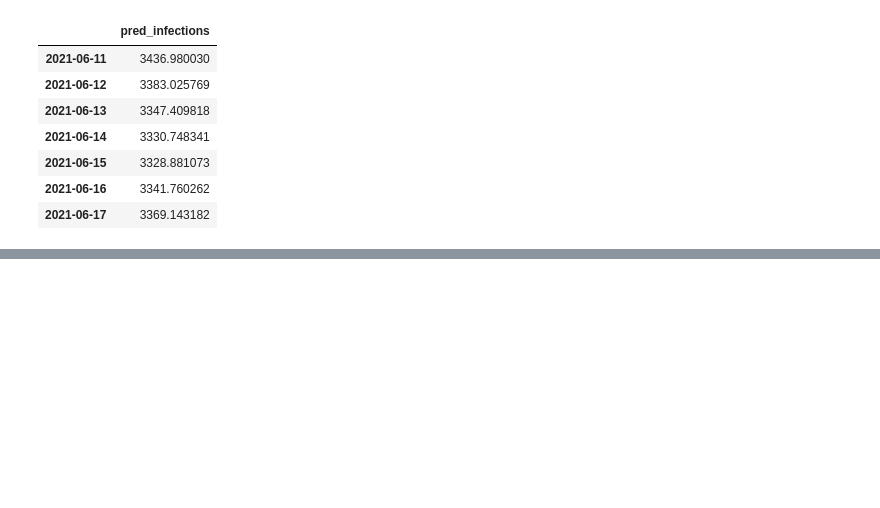
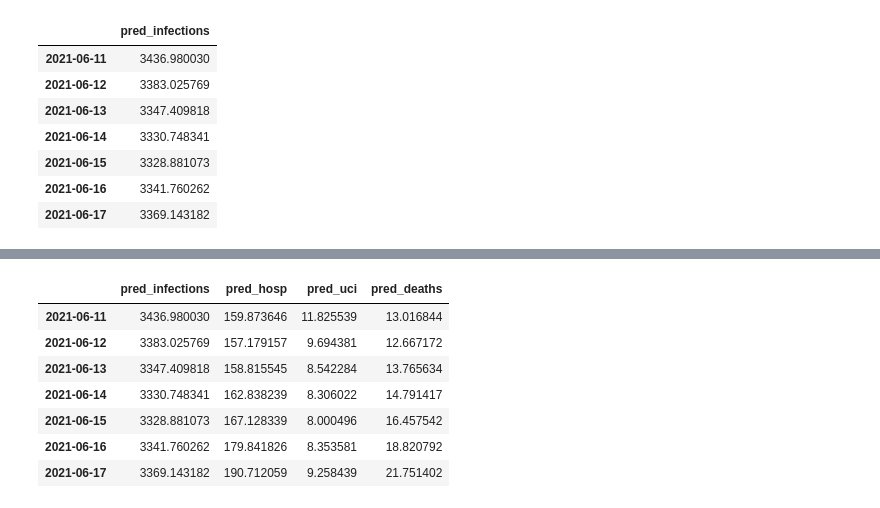
Before and after one commit to ffreire92/final_project, a Jupyter notebook: Predictions_model.ipynb, the cells around one changed output, grey strips where cells are left out. Saved outputs shown, nothing was run; the diff lists cells and outputs as text; code cells hidden in the pictures; blank space fills up the shorter version.

```diff
--- a/Predictions_model.ipynb
+++ b/Predictions_model.ipynb
@@ -104,0 +117,2 @@ pred_1 = pd.DataFrame(pred, columns = ['pred_1'])
+# %%
+deaths = training_models(bydate, 'deaths')
@@ -104,0 +136,9 @@ pred_1 = pd.DataFrame(pred, columns = ['pred_1'])
+# %%
+def pred_deaths(dataframe):
+
+        model = ARMA(dataframe, order = (2, 6)).fit(disp=False)
+        aux = add_days(dataframe)
+        train = aux[:-7]
+        return pd.DataFrame(model.predict(len(train), len(aux)-1), columns=['pred_deaths'])
+# %%
+pred_deaths = pred_deaths(deaths)
@@ -105,3 +156,16 @@ pred_1 = pd.DataFrame(pred, columns = ['pred_1'])
+# %%
+predictions_f = pd.concat([pred_infections, pred_hosp, pred_uci, pred_deaths], axis = 1)
+# %%
+predictions_f
+# %% [output]
+|  | pred_infections | pred_hosp | pred_uci | pred_deaths |
+| 2021-06-11 | 3436.980030 | 159.873646 | 11.825539 | 13.016844 |
+| 2021-06-12 | 3383.025769 | 157.179157 | 9.694381 | 12.667172 |
+| 2021-06-13 | 3347.409818 | 158.815545 | 8.542284 | 13.765634 |
+| 2021-06-14 | 3330.748341 | 162.838239 | 8.306022 | 14.791417 |
+| 2021-06-15 | 3328.881073 | 167.128339 | 8.000496 | 16.457542 |
+| 2021-06-16 | 3341.760262 | 179.841826 | 8.353581 | 18.820792 |
+| 2021-06-17 | 3369.143182 | 190.712059 | 9.258439 | 21.751402 |
 # %%
 predictions = pd.read_csv('predictions.csv')
 # %%
```
Also changed, not shown: parts of 43 cells of this notebook, 1 other file.
